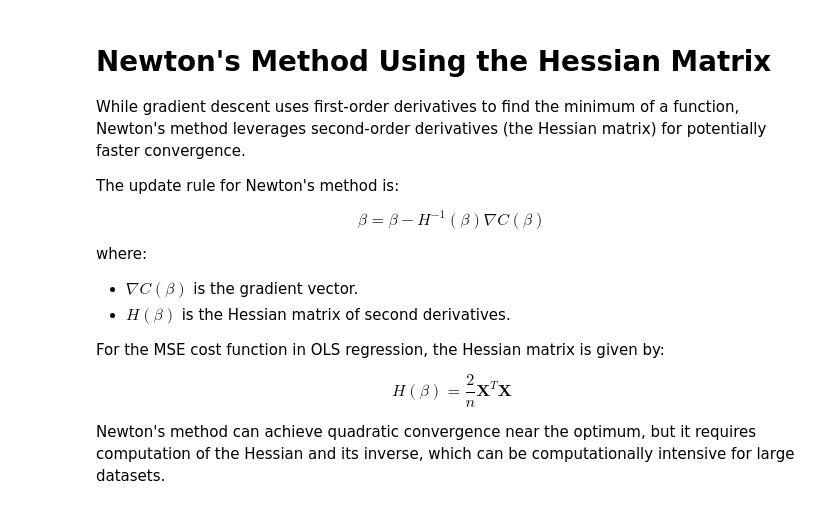
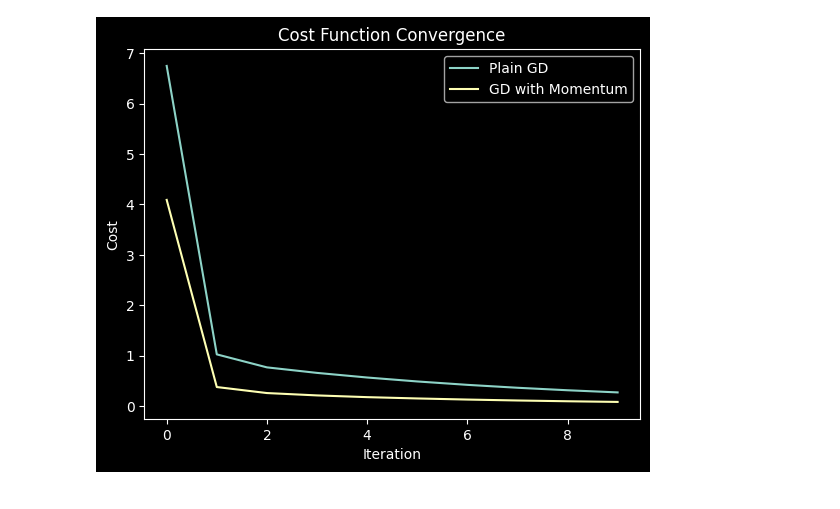
Before and after one commit to javidaf/expert-machine, a Jupyter notebook: ml-p2/ml_p2/notebooks/E41.ipynb, the cells around one changed output. Saved outputs shown, nothing was run; the diff lists cells and outputs as text; code cells hidden in the pictures.

```diff
--- a/ml-p2/ml_p2/notebooks/E41.ipynb
+++ b/ml-p2/ml_p2/notebooks/E41.ipynb
@@ -33,19 +124,27 @@ Our goal is to find the parameters \( \beta \) that minimize the cost function u
-# %% [markdown]
-# Newton's Method Using the Hessian Matrix
-
-While gradient descent uses first-order derivatives to find the minimum of a function, Newton's method leverages second-order derivatives (the Hessian matrix) for potentially faster convergence.
-
-The update rule for Newton's method is:
-
-$$ \beta = \beta - H^{-1}(\beta) \nabla C(\beta) $$
-
-where:
-
-- $\nabla C(\beta)$ is the gradient vector.
-- $H(\beta) $ is the Hessian matrix of second derivatives.
-
-For the MSE cost function in OLS regression, the Hessian matrix is given by:
-
-$$ H(\beta) = \frac{2}{n} \mathbf{X}^T \mathbf{X} $$
-
-Newton's method can achieve quadratic convergence near the optimum, but it requires computation of the Hessian and its inverse, which can be computationally intensive for large datasets.
+# %%
+beta_momentum = np.random.randn(X.shape[1], 1)
+velocity = np.zeros_like(beta_momentum)
+beta_momentum = np.random.randn(X.shape[1], 1)
+velocity = np.zeros_like(beta_momentum)
+gamma = 0.1  # Momentum coefficient
+cost_history_momentum = []
+
+# Gradient descent with Momentum
+for i in range(n_iterations):
+    y_pred = X @ beta_momentum
+    error = y_pred - y
+    cost = (1 / len(y)) * np.sum(error**2)
+    cost_history_momentum.append(cost)
+    gradient = (2 / len(y)) * X.T @ error
+    velocity = gamma * velocity + learning_rate * gradient
+    beta_momentum -= velocity
+
+plt.plot(range(n_iterations), cost_history, label="Plain GD")
+plt.plot(range(n_iterations), cost_history_momentum, label="GD with Momentum")
+plt.xlabel("Iteration")
+plt.ylabel("Cost")
+plt.title("Cost Function Convergence")
+plt.legend()
+plt.show()
+# %% [output]
+[figure, added]
```
Also changed, not shown: parts of 5 cells of this notebook.
